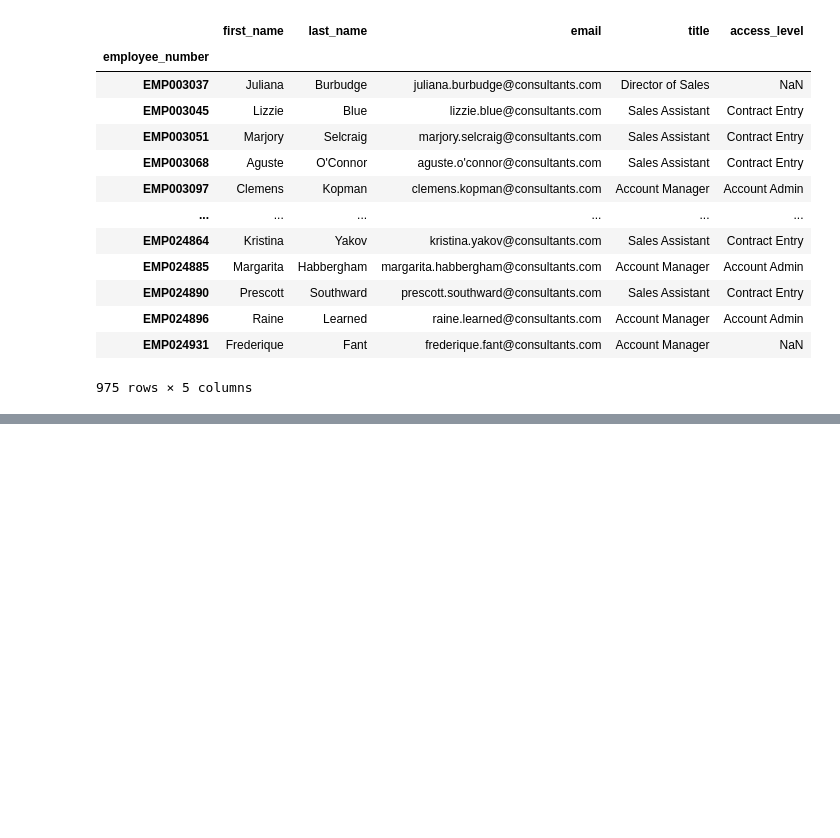
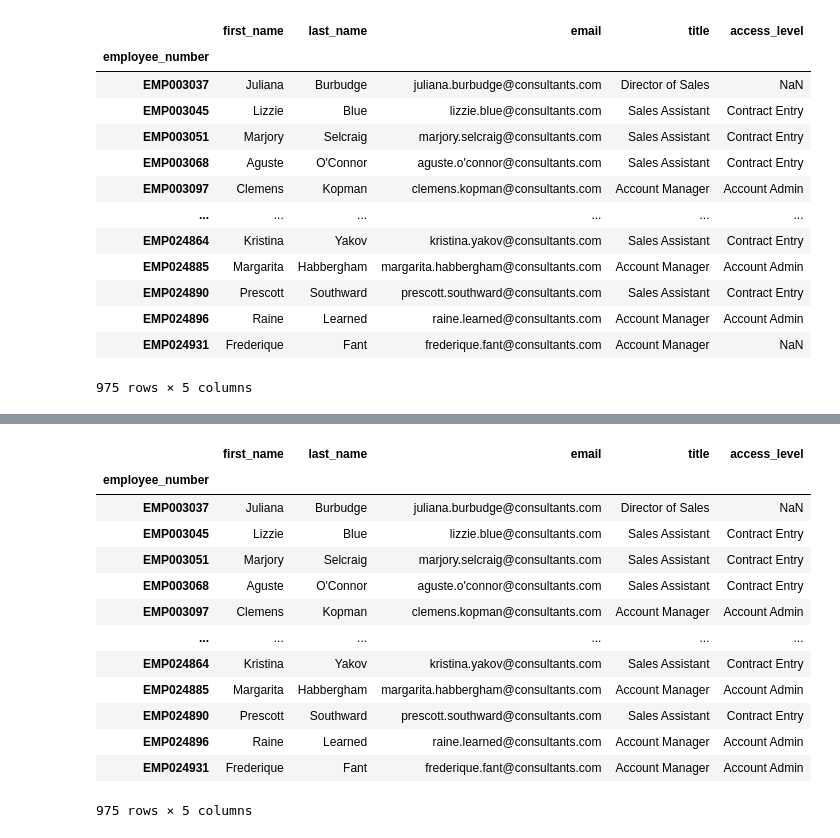
Before and after one commit to bthompson1000/user_audit, a Jupyter notebook: notebooks/Brigette.ipynb, the cells around one changed output, grey strips where cells are left out. Drawn from its saved outputs; the diff is of its cells as text; code cells hidden in the pictures; blank space fills up the shorter version.

```diff
--- a/notebooks/Brigette.ipynb
+++ b/notebooks/Brigette.ipynb
@@ -123,0 +142,19 @@ df
+# %%
+df.loc[df['title'] <= "Account Manager", 'access_level'] = 'Account Admin'
+
+df
+# %% [output]
+|  | first_name | last_name | email | title | access_level |
+| employee_number |  |  |  |  |  |
+| EMP003037 | Juliana | Burbudge | juliana.burbudge@consultants.com | Director of Sales | NaN |
+| EMP003045 | Lizzie | Blue | lizzie.blue@consultants.com | Sales Assistant | Contract Entry |
+| EMP003051 | Marjory | Selcraig | marjory.selcraig@consultants.com | Sales Assistant | Contract Entry |
+| EMP003068 | Aguste | O'Connor | aguste.o'connor@consultants.com | Sales Assistant | Contract Entry |
+| EMP003097 | Clemens | Kopman | clemens.kopman@consultants.com | Account Manager | Account Admin |
+| ... | ... | ... | ... | ... | ... |
+| EMP024864 | Kristina | Yakov | kristina.yakov@consultants.com | Sales Assistant | Contract Entry |
+| EMP024885 | Margarita | Habbergham | margarita.habbergham@consultants.com | Account Manager | Account Admin |
+| EMP024890 | Prescott | Southward | prescott.southward@consultants.com | Sales Assistant | Contract Entry |
+| EMP024896 | Raine | Learned | raine.learned@consultants.com | Account Manager | Account Admin |
+| EMP024931 | Frederique | Fant | frederique.fant@consultants.com | Account Manager | Account Admin |
+975 rows × 5 columns
```
Also changed, not shown: parts of 8 cells of this notebook.
